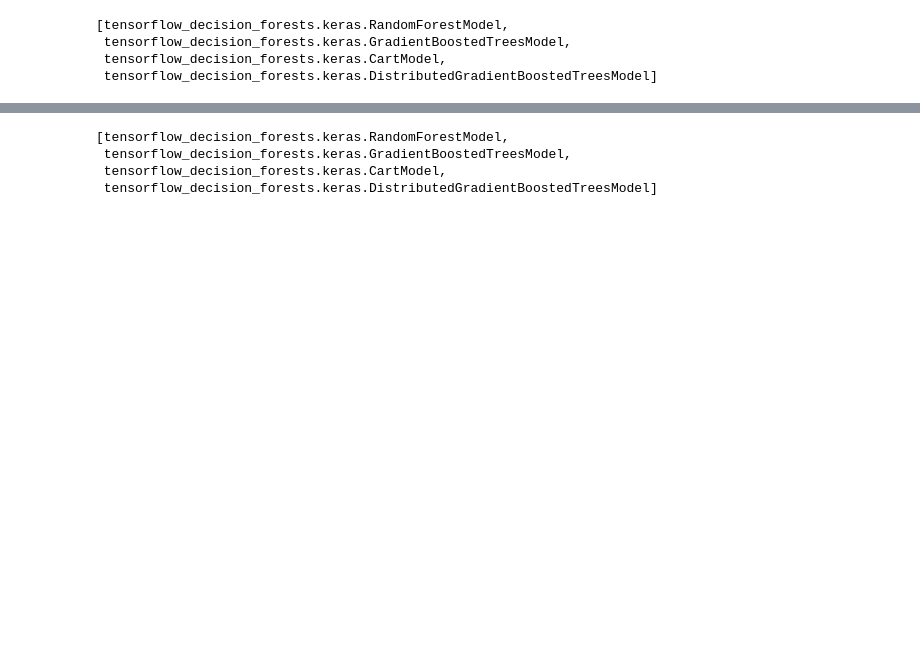
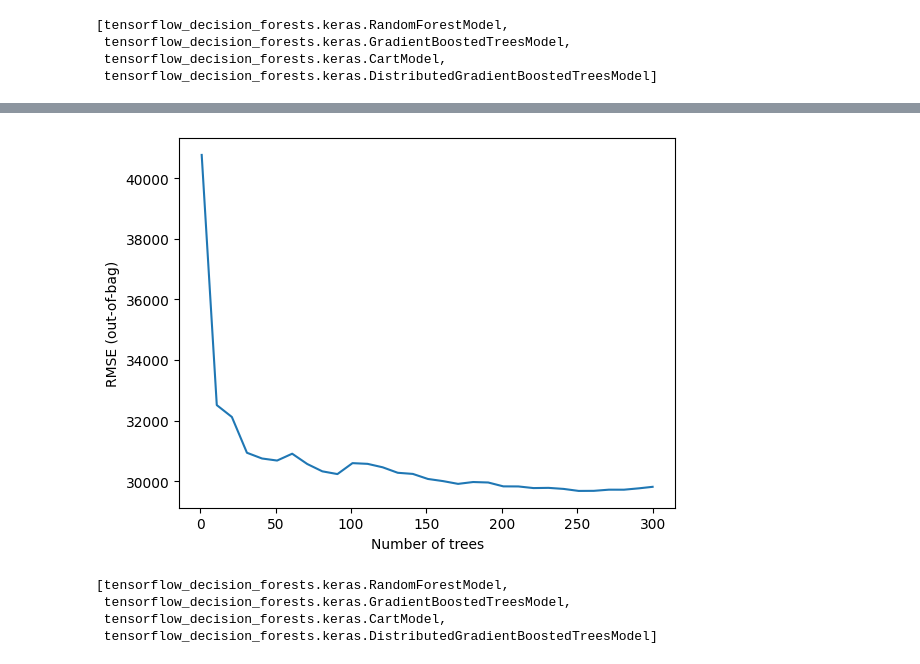
Before and after one commit to GhosTHaise/ml-house-prices-regression, a Jupyter notebook: houseRegression.ipynb, the cells around one changed output, grey strips where cells are left out. Cells and saved outputs as stored; diff of their text form; code cells hidden in the pictures; blank space fills up the shorter version.

Commit message:
train model

```diff
--- a/houseRegression.ipynb
+++ b/houseRegression.ipynb
@@ -196,0 +185,3 @@ Use /tmp/tmpqf3dn86n as temporary training directory
+# %%
+rf = tfdf.keras.RandomForestModel(task = tfdf.keras.Task.REGRESSION)
+rf.compile(metrics=["mse"]) # Optional, you can use this to include a list of eval metrics
@@ -196,0 +190,2 @@ Use /tmp/tmpqf3dn86n as temporary training directory
+# %%
+rf.fit(x=train_ds)
@@ -197,3 +208,12 @@ Use /tmp/tmpqf3dn86n as temporary training directory
+# %%
+import matplotlib.pyplot as plt
+logs = rf.make_inspector().training_logs()
+plt.plot([log.num_trees for log in logs], [log.evaluation.rmse for log in logs])
+plt.xlabel("Number of trees")
+plt.ylabel("RMSE (out-of-bag)")
+plt.show()
+# %% [output]
+[figure, added]
 # %%
 tfdf.keras.get_all_models()
 # %% [output]
```
Also changed, not shown: parts of 7 cells of this notebook.
